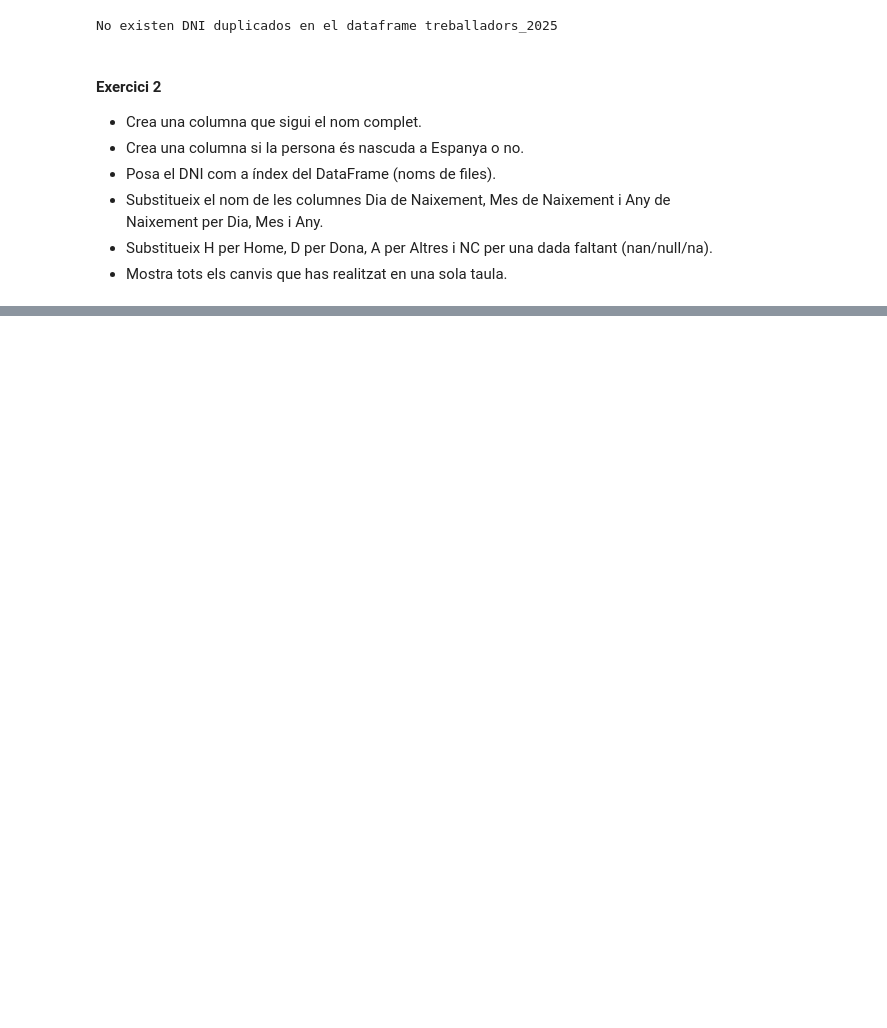
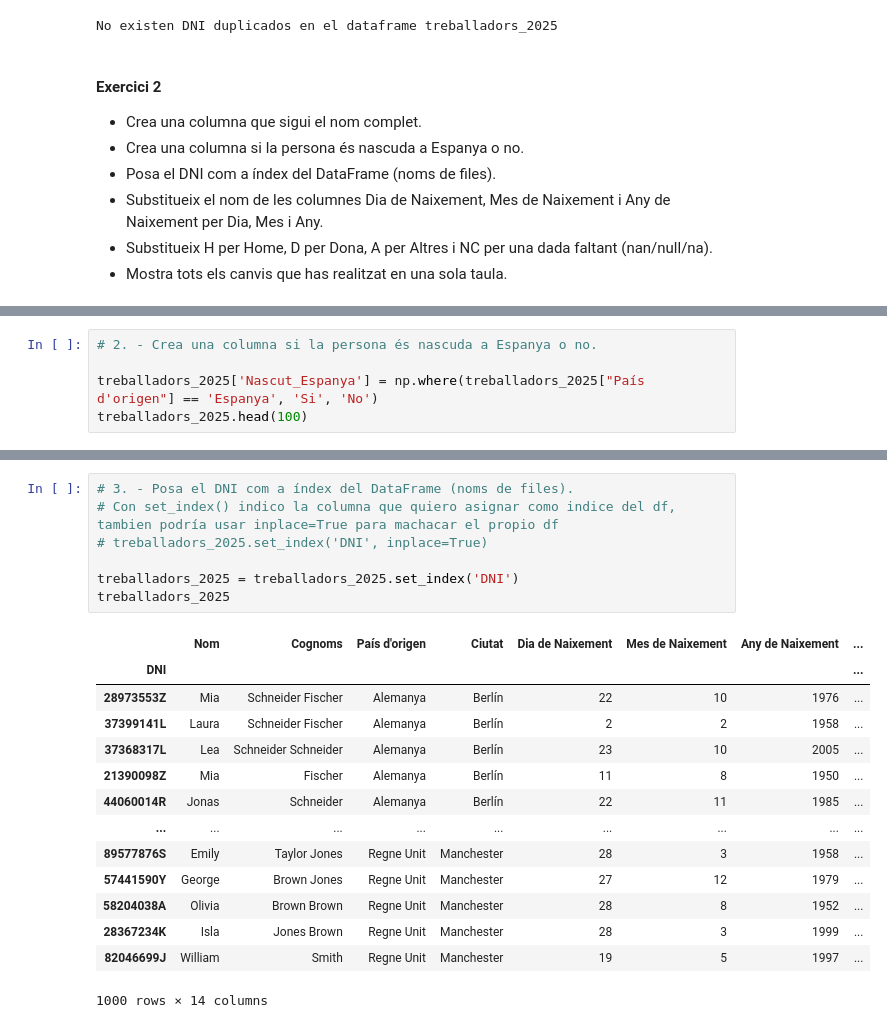
Before and after one commit to rogerloop/03_Especialitzacio, a Jupyter notebook: Sprint_10_Analitica_dades_Python/Sprint_10_Task_S10_01/Task_S10_01.ipynb, the cells around one changed output, grey strips where cells are left out. Drawn from its saved outputs; the diff is of its cells as text; blank space fills up the shorter version.

```diff
--- a/Sprint_10_Analitica_dades_Python/Sprint_10_Task_S10_01/Task_S10_01.ipynb
+++ b/Sprint_10_Analitica_dades_Python/Sprint_10_Task_S10_01/Task_S10_01.ipynb
@@ -65,3 +67,8 @@ treballadors_2025
 | 998 | Isla | Jones Brown | 28367234K | Regne Unit | Manchester | 28 | 3 | ... |
 | 999 | William | Smith | 82046699J | Regne Unit | Manchester | 19 | 5 | ... |
 1000 rows × 14 columns
+# %%
+# 2. - Crea una columna si la persona és nascuda a Espanya o no.
+
+treballadors_2025['Nascut_Espanya'] = np.where(treballadors_2025["País d'origen"] == 'Espanya', 'Si', 'No')
+treballadors_2025.head(100)
@@ -67,0 +101,22 @@ treballadors_2025
+# %%
+# 3. - Posa el DNI com a índex del DataFrame (noms de files).
+# Con set_index() indico la columna que quiero asignar como indice del df, tambien podría usar inplace=True para machacar el propio df
+# treballadors_2025.set_index('DNI', inplace=True)
+
+treballadors_2025 = treballadors_2025.set_index('DNI')
+treballadors_2025
+# %% [output]
+|  | Nom | Cognoms | País d'origen | Ciutat | Dia de Naixement | Mes de Naixement | Any de Naixement | ... |
+| DNI |  |  |  |  |  |  |  | ... |
+| 28973553Z | Mia | Schneider Fischer | Alemanya | Berlín | 22 | 10 | 1976 | ... |
+| 37399141L | Laura | Schneider Fischer | Alemanya | Berlín | 2 | 2 | 1958 | ... |
+| 37368317L | Lea | Schneider Schneider | Alemanya | Berlín | 23 | 10 | 2005 | ... |
+| 21390098Z | Mia | Fischer | Alemanya | Berlín | 11 | 8 | 1950 | ... |
+| 44060014R | Jonas | Schneider | Alemanya | Berlín | 22 | 11 | 1985 | ... |
+| ... | ... | ... | ... | ... | ... | ... | ... | ... |
+| 89577876S | Emily | Taylor Jones | Regne Unit | Manchester | 28 | 3 | 1958 | ... |
+| 57441590Y | George | Brown Jones | Regne Unit | Manchester | 27 | 12 | 1979 | ... |
+| 58204038A | Olivia | Brown Brown | Regne Unit | Manchester | 28 | 8 | 1952 | ... |
+| 28367234K | Isla | Jones Brown | Regne Unit | Manchester | 28 | 3 | 1999 | ... |
+| 82046699J | William | Smith | Regne Unit | Manchester | 19 | 5 | 1997 | ... |
+1000 rows × 14 columns
```
Also changed, not shown: parts of 5 cells of this notebook.
